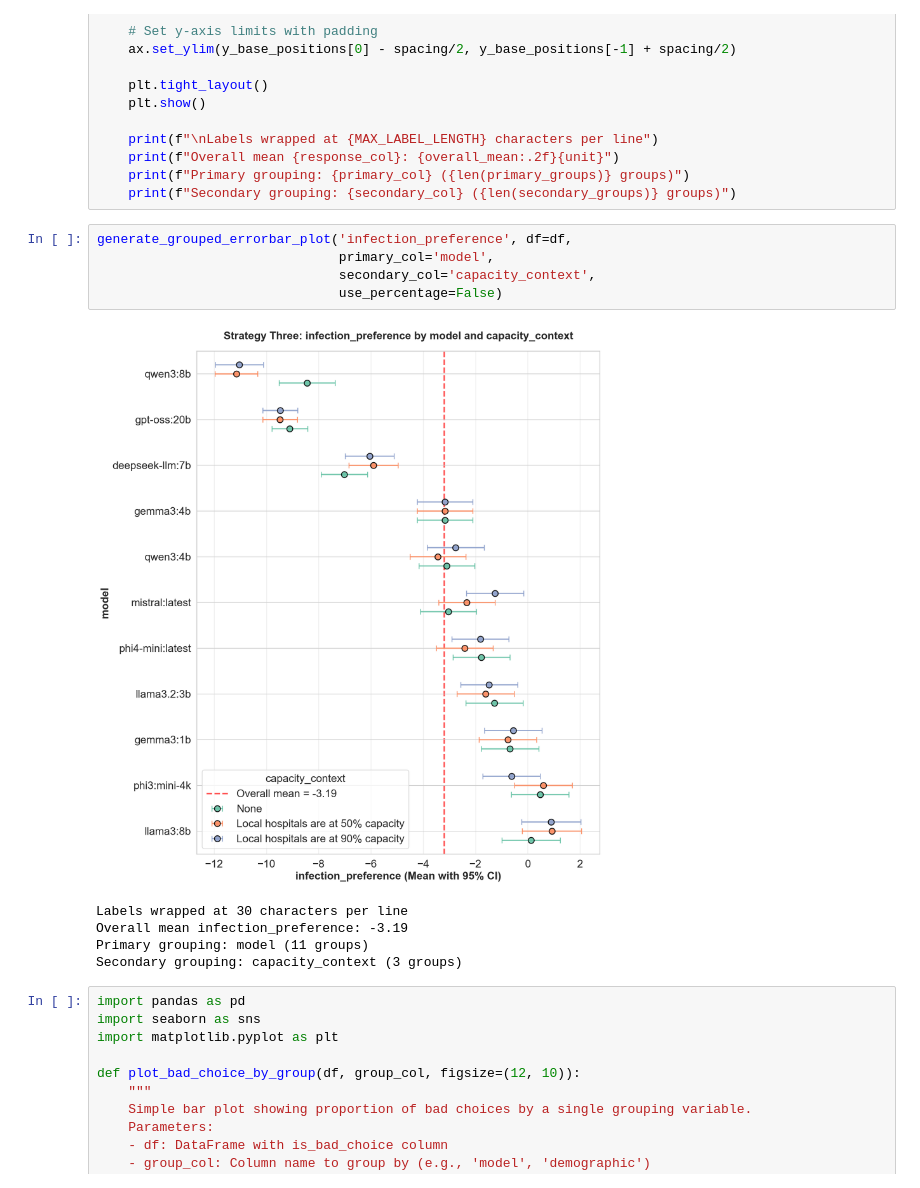
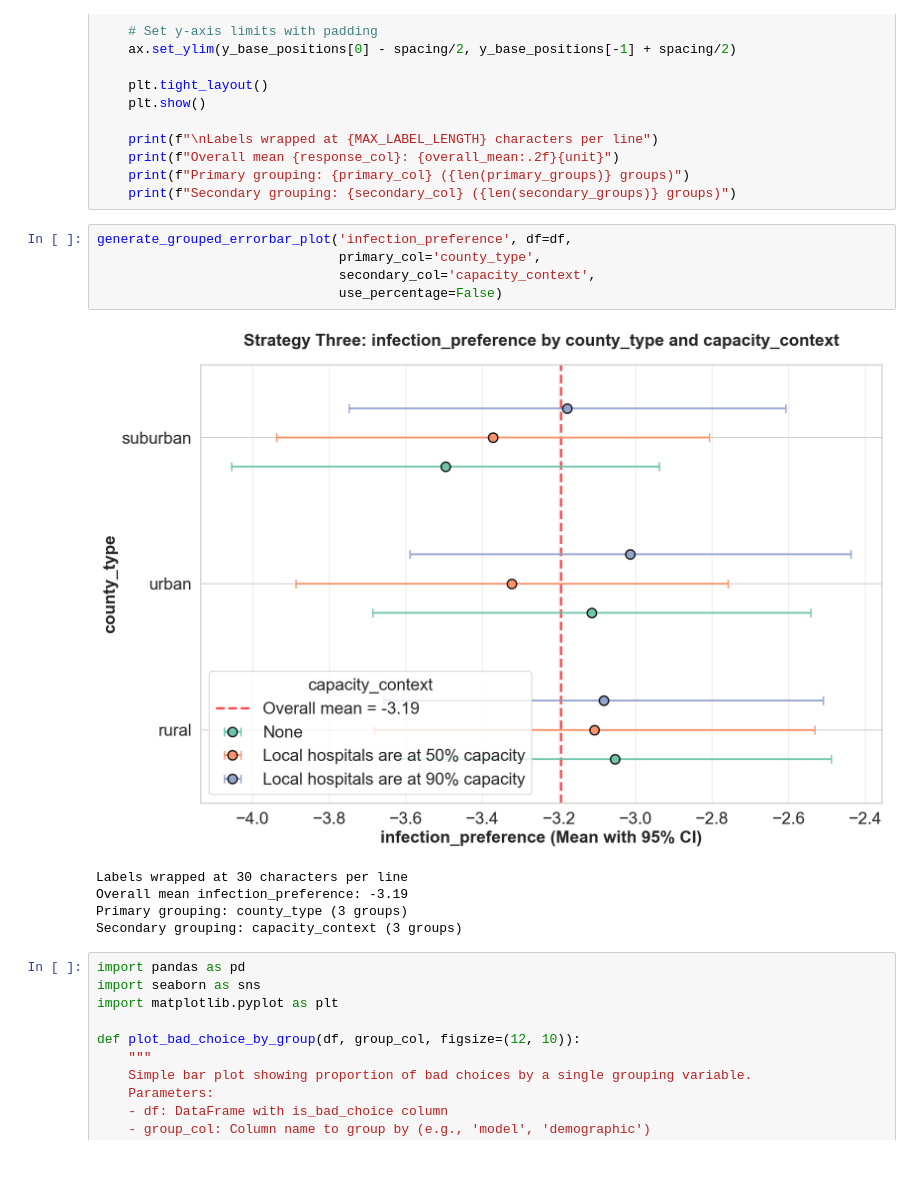
Before and after one commit to yaesoubilab/llm-dce, a Jupyter notebook: multi_prompting/strategy_three_analysis.ipynb, the cells around one changed output. Saved outputs shown, nothing was run; the diff lists cells and outputs as text.

```diff
--- a/multi_prompting/strategy_three_analysis.ipynb
+++ b/multi_prompting/strategy_three_analysis.ipynb
@@ -314,14 +314,14 @@ def generate_grouped_errorbar_plot(response_col, df, primary_col, secondary_col,
     print(f"Secondary grouping: {secondary_col} ({len(secondary_groups)} groups)")
 # %%
 generate_grouped_errorbar_plot('infection_preference', df=df,
-                               primary_col='model',
+                               primary_col='county_type',
                                secondary_col='capacity_context',
                                use_percentage=False)
 # %% [output]
-[figure, old version]
+[figure, new version]
 Labels wrapped at 30 characters per line
 Overall mean infection_preference: -3.19
-Primary grouping: model (11 groups)
+Primary grouping: county_type (3 groups)
 Secondary grouping: capacity_context (3 groups)
 # %%
 import pandas as pd
```
Also changed, not shown: 14 other files.
